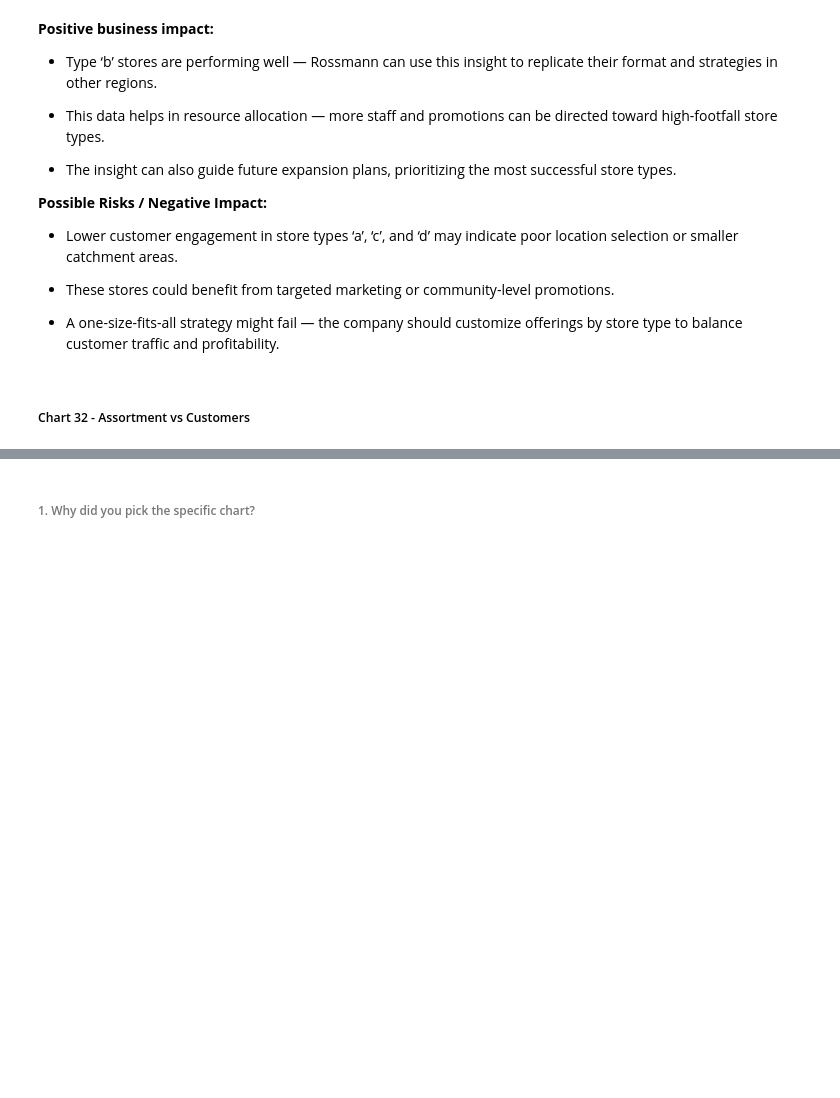
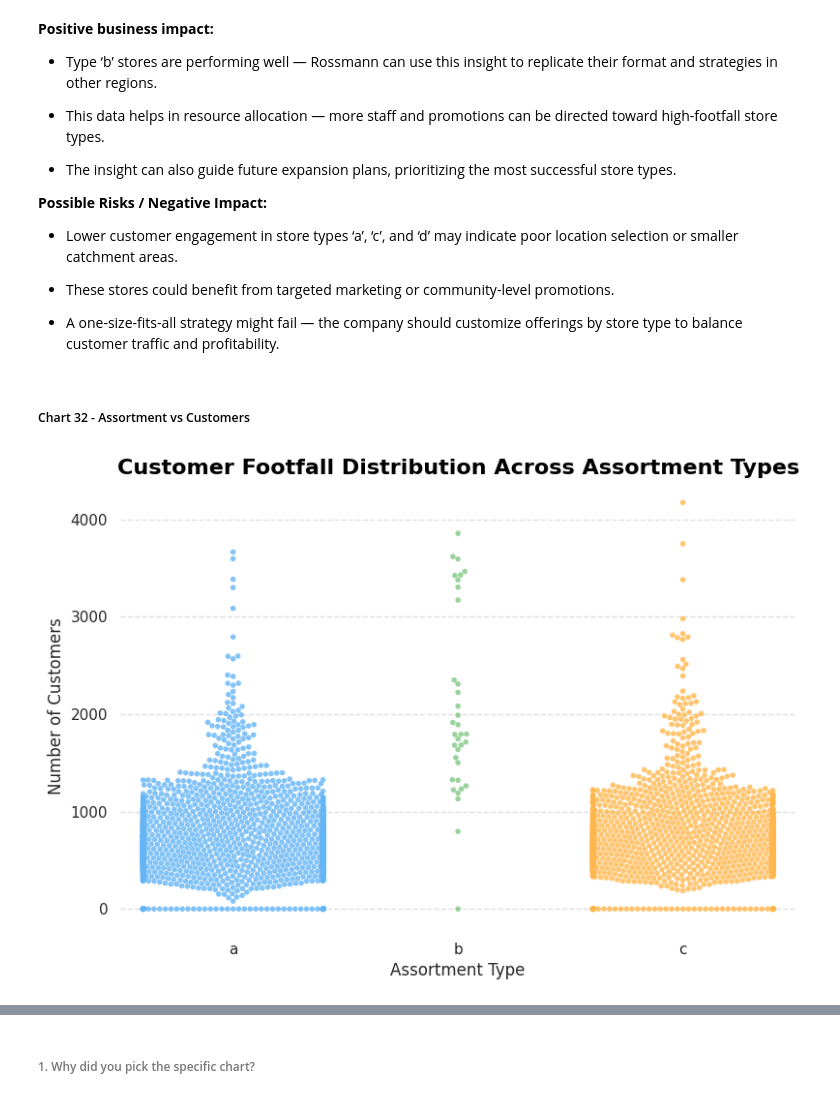
Before and after one commit to MonaliM5/Rossmann-Retail-Sales-Prediction, a Jupyter notebook: Rossmann_Retail_Sales_Prediction.ipynb, the cells around one changed output, grey strips where cells are left out. Drawn from its saved outputs; the diff is of its cells as text; code cells hidden in the pictures; blank space fills up the shorter version.

Commit message:
Viz (Chart 32) - Added Swarm Plot of Assortment vs Customers: Highlighted that premium assortment (Type ‘b’) stores attract higher customer footfall 🐝

```diff
--- a/Rossmann_Retail_Sales_Prediction.ipynb
+++ b/Rossmann_Retail_Sales_Prediction.ipynb
@@ -4153,0 +4152,43 @@ Are there any insights that lead to negative growth? Justify with specific reaso
+# %%
+# Chart 32 - Visualization Code
+
+# Features Used - Assortment, Customers
+
+# ✅ Why this chart is important to include?
+# This chart helps me understand how the type of product assortment (a, b, c)
+# affects customer traffic across stores. Stores with richer or broader assortments
+# might attract more customers due to higher product availability and variety.
+# The swarm plot shows each store's individual performance and spread, making
+# it easier to identify whether certain assortment types consistently pull higher footfall.
+
+# ---------------------------------------------------------------------------------------------------------- #
+
+# Setting consistent visual style
+sns.set(style='whitegrid')
+
+# Creating the figure
+plt.figure(figsize=(9,6))
+
+# Plotting swarm plot for detailed distribution of customers across assortment types
+sns.swarmplot(
+    data=df.sample(5000, random_state=42),  # sampling for better visibility & faster rendering
+    x='Assortment',
+    y='Customers',
+    palette=['#64B5F6', '#81C784', '#FFB74D'],
+    size=4,
+    alpha=0.8
+)
+
+# Adding chart title and labels
+plt.title('Customer Footfall Distribution Across Assortment Types', fontsize=16, fontweight='bold', color='black')
+plt.xlabel('Assortment Type', fontsize=12)
+plt.ylabel('Number of Customers', fontsize=12)
+
+# Adding gridlines and finishing touches
+plt.grid(axis='y', linestyle='--', alpha=0.6)
+plt.box(False)
+
+# Displaying the chart
+plt.show()
+# %% [output]
+[figure, added]
```
Also changed, not shown: parts of 5 cells of this notebook.
